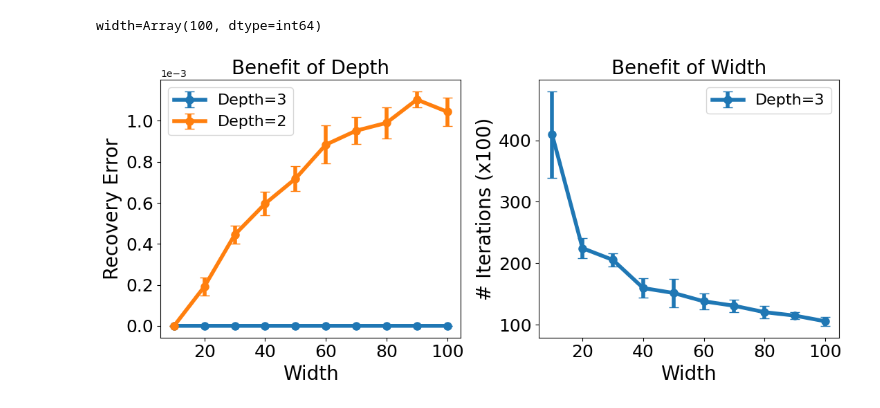
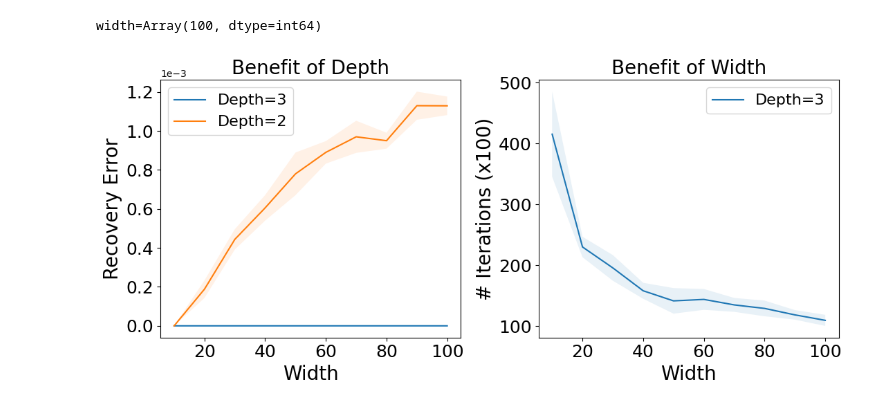
Before and after one commit to cjyaras/law-of-parsimony, a Jupyter notebook: fig_compare_depth.ipynb, the cells around one changed output. Drawn from its saved outputs; the diff is of its cells as text; code cells hidden in the pictures.

```diff
--- a/fig_compare_depth.ipynb
+++ b/fig_compare_depth.ipynb
@@ -161,27 +161,40 @@ width=Array(70, dtype=int64)
 width=Array(80, dtype=int64)
 width=Array(90, dtype=int64)
 width=Array(100, dtype=int64)
+# %%
+three_layer_test_loss_mean = jnp.array(three_layer_test_loss_mean)
+three_layer_test_loss_std = jnp.array(three_layer_test_loss_std)
+two_layer_test_loss_mean = jnp.array(two_layer_test_loss_mean)
+two_layer_test_loss_std = jnp.array(two_layer_test_loss_std)
+three_layer_num_iters_mean = jnp.array(three_layer_num_iters_mean)
+three_layer_num_iters_std = jnp.array(three_layer_num_iters_std)
 # %%
 fig, axes = plt.subplots(ncols=2, figsize=(11, 5))
-axes[0].errorbar(widths, three_layer_test_loss_mean, yerr=three_layer_test_loss_std, fmt='-o', capsize=5, markersize=8, linewidth=4, label='Depth=3')
-axes[0].errorbar(widths, two_layer_test_loss_mean, yerr=two_layer_test_loss_std, fmt='-o', capsize=5, markersize=8, linewidth=4, label='Depth=2')
+# axes[0].errorbar(widths, three_layer_test_loss_mean, yerr=three_layer_test_loss_std, fmt='-o', capsize=5, markersize=8, linewidth=4, label='Depth=3')
+# axes[0].errorbar(widths, two_layer_test_loss_mean, yerr=two_layer_test_loss_std, fmt='-o', capsize=5, markersize=8, linewidth=4, label='Depth=2')
+axes[0].plot(widths, three_layer_test_loss_mean, label="Depth=3")
+axes[0].fill_between(widths, three_layer_test_loss_mean-three_layer_test_loss_std, three_layer_test_loss_mean+three_layer_test_loss_std, alpha=0.1)
+axes[0].plot(widths, two_layer_test_loss_mean, label="Depth=2")
+axes[0].fill_between(widths, two_layer_test_loss_mean-two_layer_test_loss_std, two_layer_test_loss_mean+two_layer_test_loss_std, alpha=0.1)
 axes[0].set_xlabel('Width', fontsize=20)
 axes[0].set_ylabel('Recovery Error', fontsize=20)
 axes[0].ticklabel_format(style='sci', axis='y', scilimits=(0,0))
 # axes[0].vlines(x=10, ymin=0, ymax=1.2e-3, colors='r', linestyles='--', label='True Rank')
 axes[0].legend(fontsize=16)
 axes[0].tick_params(axis='both', which='major', labelsize=18)
 axes[0].set_title('Benefit of Depth', fontsize=20)
 
-axes[1].errorbar(widths, three_layer_num_iters_mean, yerr=three_layer_num_iters_std, fmt='-o', capsize=5, markersize=8, linewidth=4, label='Depth=3')
+# axes[1].errorbar(widths, three_layer_num_iters_mean, yerr=three_layer_num_iters_std, fmt='-o', capsize=5, markersize=8, linewidth=4, label='Depth=3')
+axes[1].plot(widths, three_layer_num_iters_mean, label="Depth=3")
+axes[1].fill_between(widths, three_layer_num_iters_mean-three_layer_num_iters_std, three_layer_num_iters_mean+three_layer_num_iters_std, alpha=0.1)
 axes[1].set_xlabel('Width', fontsize=20)
 axes[1].set_ylabel('# Iterations (x100)', fontsize=20)
 # axes[1].vlines(x=10, ymin=min(three_layer_num_iters_mean), ymax=500, colors='r', linestyles='--', label='True Rank')
 axes[1].legend(fontsize=16)
 axes[1].tick_params(axis='both', which='major', labelsize=18)
 axes[1].set_title('Benefit of Width', fontsize=20)
 fig.tight_layout()
 
-# plt.savefig('figs/depth_2_v_3.png', dpi=300, bbox_inches='tight')
+plt.savefig('figs/depth_2_v_3.png', dpi=500, bbox_inches='tight')
 # %% [output]
-[figure, old version]
+[figure, new version]
```
Also changed, not shown: 11 other files.
